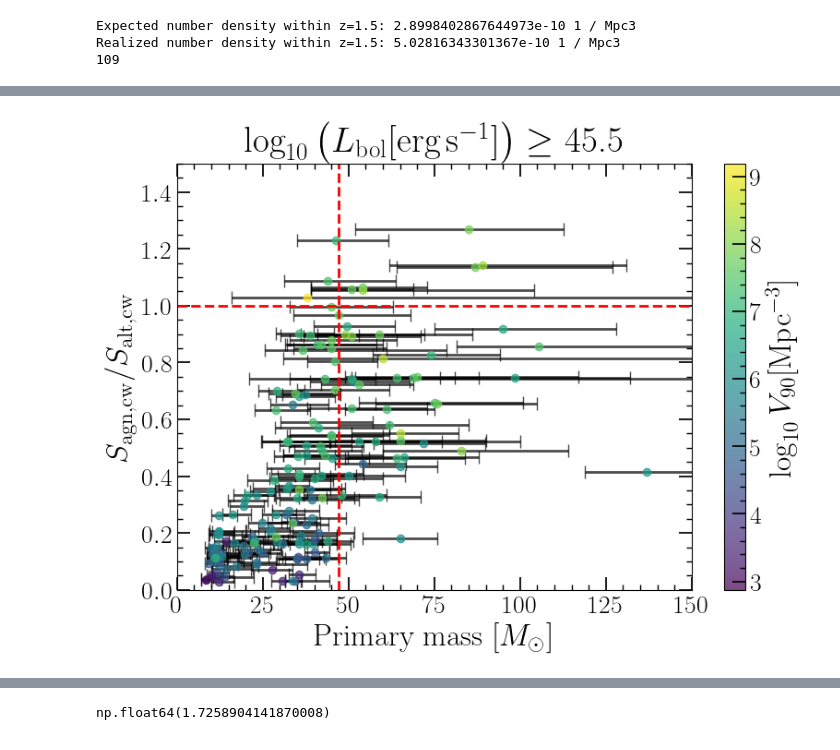
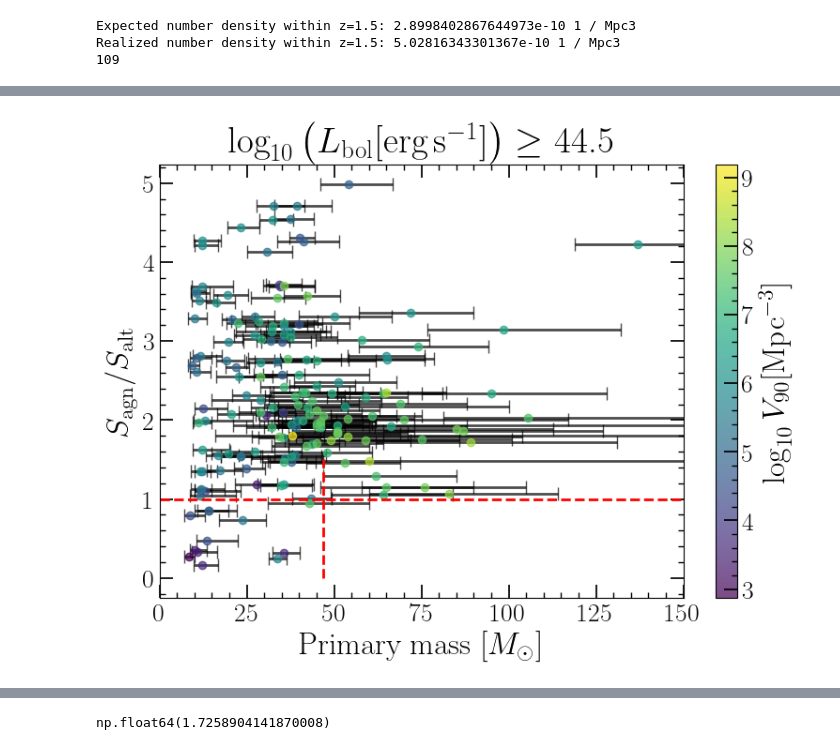
Before and after one commit to LucasPouw/darksirenpop, a Jupyter notebook: p26_posterior_analyzer.ipynb, the cells around one changed output, grey strips where cells are left out. Saved outputs shown, nothing was run; the diff lists cells and outputs as text; code cells hidden in the pictures.

```diff
--- a/p26_posterior_analyzer.ipynb
+++ b/p26_posterior_analyzer.ipynb
@@ -144,5 +126,5 @@ plt.show()
 # %%
-p26_posteriors, posteriors_shape = load_posteriors('/home/lucas/Documents/PhD/darksirenpop/p26_likelihood_posteriors_realdata_False_lumthresh_45.5_perfectz_False_galplanemask_True_addAGN_100_nrealizations_100_batch_100_skymapCL_0.999_agnZerror_0.05.npy')
+p26_posteriors, posteriors_shape = load_posteriors('/home/lucas/Documents/PhD/darksirenpop/p26_likelihood_posteriors_realdata_False_agnZprior_uniform_comoving_volume_lumthresh_45.5_perfectz_False_galplanemask_True_addAGN_10000_nrealizations_200_batch_96_skymapCL_0.999_agnZerror_quaia_gwZmax_4.npy')
 datasets_list = [p26_posteriors]
 # LABELS = [0]
 FAGN_TRUE = 0.5
@@ -271,0 +273,18 @@ GW240109_050431 [28.8  7.5 -6.2]
+# %%
+plt.figure()
+
+for i, key in enumerate(redshift_dict.keys()):
+    if key == 'GW200105_162426':
+        continue
+    plt.scatter(redshift_dict[key][0], (redshift_dict[key][2] + redshift_dict[key][1]) / (2 * redshift_dict[key][0]), alpha=0.7, color='black')
+    plt.errorbar(redshift_dict[key][0],
+                 (redshift_dict[key][2] + redshift_dict[key][1]) / (2 * redshift_dict[key][0]),
+                 xerr=np.array([ [abs(redshift_dict[key][2])], [redshift_dict[key][1]]] ),
+                 color='black',
+                 zorder=-1,
+                 elinewidth=2,
+                 capsize=5,
+                 alpha=0.7)
+plt.loglog()
+plt.vlines(1.5, 0.01, 1)
+plt.show()
@@ -285,12 +306,20 @@ GW240109_050431 [28.8  7.5 -6.2]
 #     os.system(f'ligo-skymap-stats {mockgw} -p 0.9 0.999 --cosmology --output {"/home/lucas/Documents/PhD/mockstats/gw_" + gw_id + ".dat"}')
 #     # sys.exit(1)
 # %%
-thresh = '45.5'
+thresh = '44.5'
+agnZprior = '44.5'
 perfz = False
+realdata = True
+galmask = True
+skycl = 0.999
+zmax = 7
 
-s_agn_cw_dict = np.load(f'/home/lucas/Documents/PhD/s_agn_cw_dict_lumthresh_{thresh}_perfectz_{perfz}.npy', allow_pickle=True).item()
-s_alt_cw_dict = np.load(f'/home/lucas/Documents/PhD/s_alt_cw_dict_lumthresh_{thresh}_perfectz_{perfz}.npy', allow_pickle=True).item()
-s_alt_dict = np.load(f'/home/lucas/Documents/PhD/s_alt_dict_lumthresh_{thresh}_perfectz_{perfz}.npy', allow_pickle=True).item()
+s_agn_incat_dict = np.load(f'/home/lucas/Documents/PhD/s_agn_incat_dict_p26_likelihood_posteriors_realdata_{realdata}_agnZprior_{agnZprior}_lumthresh_{thresh}_perfectz_{perfz}_galplanemask_{galmask}_skymapCL_{skycl}_gwZmax_{zmax}.npy', allow_pickle=True).item()
+s_agn_outofcat_dict = np.load(f'/home/lucas/Documents/PhD/s_agn_outofcat_dict_p26_likelihood_posteriors_realdata_{realdata}_agnZprior_{agnZprior}_lumthresh_{thresh}_perfectz_{perfz}_galplanemask_{galmask}_skymapCL_{skycl}_gwZmax_{zmax}.npy', allow_pickle=True).item()
+s_alt_dict = np.load(f'/home/lucas/Documents/PhD/s_alt_dict_p26_likelihood_posteriors_realdata_{realdata}_agnZprior_{agnZprior}_lumthresh_{thresh}_perfectz_{perfz}_galplanemask_{galmask}_skymapCL_{skycl}_gwZmax_{zmax}.npy', allow_pickle=True).item()
+
+def evidence(sagn_incat, sagn_outcat, salt):
+    return (sagn_incat + sagn_outcat) / salt
 
 v90_dict = {}
 v90_list = []
@@ -304,23 +333,23 @@ maxmass = max(mass_list)
 v90min = min(v90_list)
 v90max = max(v90_list)
 
-ratio_list = []
-for i, key in enumerate(s_agn_cw_dict.keys()):
-    ratio = s_agn_cw_dict[key] / s_alt_cw_dict[key]
-    ratio_list.append(ratio)
-    if ratio > 1:
+evidence_list = []
+for i, key in enumerate(s_agn_incat_dict.keys()):
+    evidence_current = evidence(s_agn_incat_dict[key], s_agn_outofcat_dict[key], s_alt_dict[key])  #s_agn_incat_dict[key] / s_agn_outofcat_dict[key]
+    evidence_list.append(evidence_current)
+    if evidence_current > 1:
         print(key)
-ratiomin = min(ratio_list)
-ratiomax = max(ratio_list)
+evidencemin = min(evidence_list)
+evidencemax = max(evidence_list)
 
 
 plt.figure(figsize=(9,6))
-for i, key in enumerate(s_agn_cw_dict.keys()):
+for i, key in enumerate(s_agn_incat_dict.keys()):
     if key == 'GW200105_162426':
         continue
-    plt.scatter(mass_dict[key][0], s_agn_cw_dict[key] / s_alt_cw_dict[key], c=np.log10(v90_dict[key]), alpha=0.7, vmin=np.log10(v90min), vmax=np.log10(v90max))
+    plt.scatter(mass_dict[key][0], evidence(s_agn_incat_dict[key], s_agn_outofcat_dict[key], s_alt_dict[key]), c=np.log10(v90_dict[key]), alpha=0.7, vmin=np.log10(v90min), vmax=np.log10(v90max))
     plt.errorbar(mass_dict[key][0],
-                 s_agn_cw_dict[key] / s_alt_cw_dict[key],
+                 evidence(s_agn_incat_dict[key], s_agn_outofcat_dict[key], s_alt_dict[key]),
                  xerr=np.array([ [abs(mass_dict[key][2])], [mass_dict[key][1]]] ),
                  color='black',
                  zorder=-1,
@@ -332,43 +361,44 @@ plt.vlines(47, 0, 1.5, linestyles='dashed', color='red', linewidth=2)
 clb = plt.colorbar()
 clb.set_label(r'$\log_{10} V_{90} [\mathrm{Mpc^ {-3}}]$')
 plt.xlim(0, 150)
-plt.ylim(0, 1.5)
+# plt.ylim(0, 1.5)
 plt.xlabel(r'Primary mass [$M_{\odot}$]')
-plt.ylabel(r'$S_{\rm agn, cw} / S_{\rm alt, cw}$')
+plt.ylabel(r'$S_{\rm agn} / S_{\rm alt}$')
 plt.title(r'$\log_{10} \left( L_{\rm bol} [\mathrm{erg \, s^ {-1}}] \right) \geq$' + f' {thresh}')
 plt.show()
 
 plt.figure(figsize=(9,6))
-for i, key in enumerate(s_agn_cw_dict.keys()):
+for i, key in enumerate(s_agn_incat_dict.keys()):
     if key == 'GW200105_162426':
         continue
-    plt.scatter(v90_dict[key], s_agn_cw_dict[key] / s_alt_cw_dict[key], c=mass_dict[key][0], alpha=0.7, vmin=minmass, vmax=maxmass)
+    plt.scatter(v90_dict[key], evidence(s_agn_incat_dict[key], s_agn_outofcat_dict[key], s_alt_dict[key]), c=mass_dict[key][0], alpha=0.7, vmin=minmass, vmax=maxmass)
 plt.loglog()
+# plt.semilogx()
 plt.xlabel(r'$V_{90}$')
-plt.ylabel(r'$S_{\rm agn, cw} / S_{\rm alt, cw}$')
+plt.ylabel(r'$S_{\rm agn} / S_{\rm alt}$')
 clb = plt.colorbar()
 clb.set_label(r'Primary mass [$M_{\odot}$]')
 plt.title(r'$\log_{10} \left( L_{\rm bol} [\mathrm{erg \, s^ {-1}}] \right) \geq$' + f' {thresh}')
 plt.show()
 
 plt.figure(figsize=(9,6))
-for i, key in enumerate(s_agn_cw_dict.keys()):
+for i, key in enumerate(s_agn_incat_dict.keys()):
     if key == 'GW200105_162426':
         continue
-    ratio = s_agn_cw_dict[key] / s_alt_cw_dict[key]
-    if ratio > 1:
+    evidence_current = evidence(s_agn_incat_dict[key], s_agn_outofcat_dict[key], s_alt_dict[key])
+    if evidence_current > 1:
         marker = '*'
         s = 100
     else:
         marker = 'o'
         s = 50
-    plt.scatter(mass_dict[key][0], v90_dict[key], c=ratio, alpha=0.7, vmin=ratiomin, vmax=ratiomax, marker=marker, s=s)
+    plt.scatter(mass_dict[key][0], v90_dict[key], c=evidence_current, alpha=0.7, vmin=evidencemin, vmax=evidencemax, marker=marker, s=s)
 plt.vlines(47, 1e2, 1e10, linestyles='dashed', color='red', linewidth=2)
 plt.semilogy()
 plt.ylabel(r'$V_{90}$')
 plt.xlabel(r'Primary mass [$M_{\odot}$]')
 clb = plt.colorbar()
-clb.set_label(r'$S_{\rm agn, cw} / S_{\rm alt, cw}$')
+clb.set_label(r'$S_{\rm agn} / S_{\rm alt}$')
 plt.title(r'$\log_{10} \left( L_{\rm bol} [\mathrm{erg \, s^ {-1}}] \right) \geq$' + f' {thresh}')
 plt.show()
 # %% [output]
@@ -384 +422 @@ GW231230_170116
-[figure, old version]
+[figure, new version]
```
Also changed, not shown: parts of 9 cells of this notebook, 7 other files.
